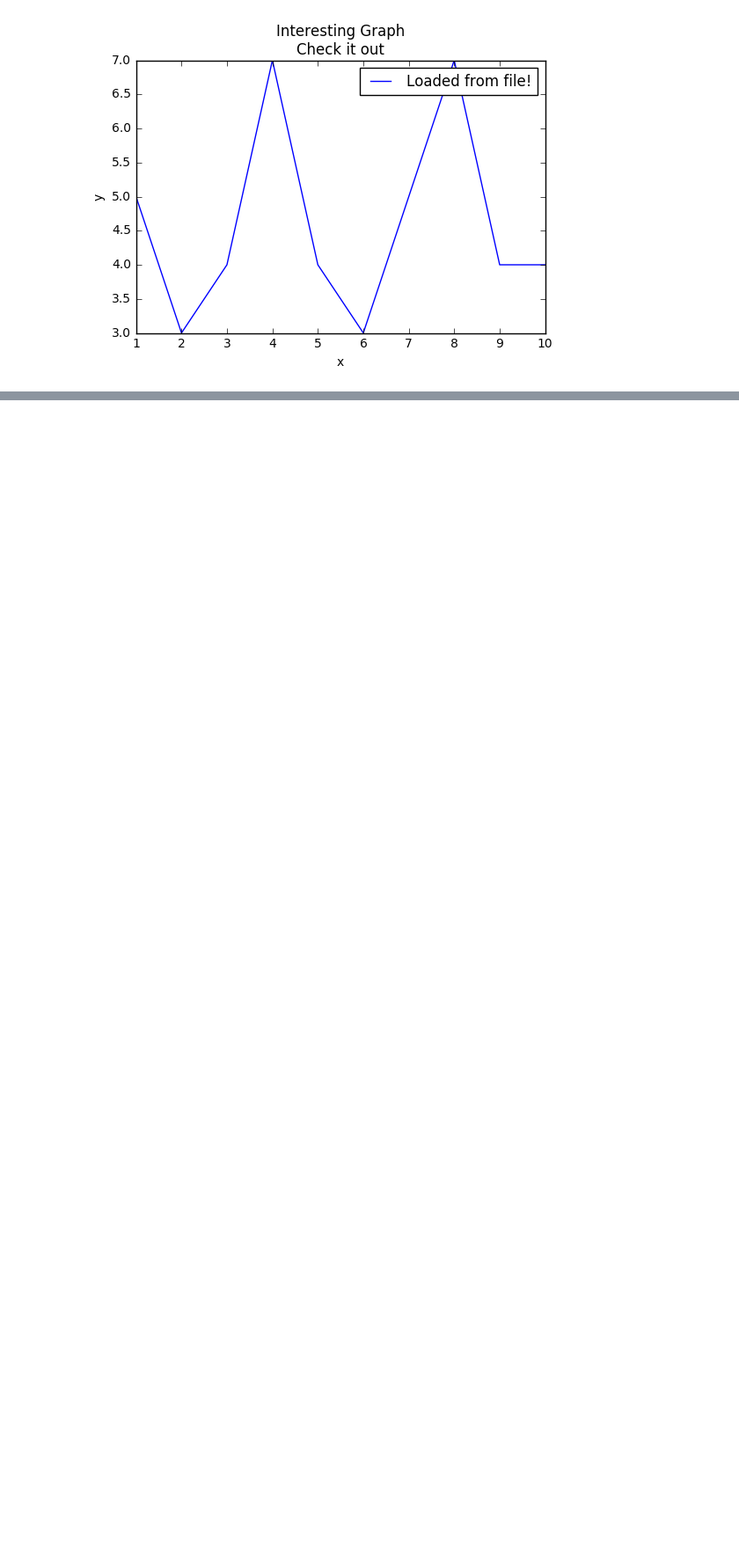
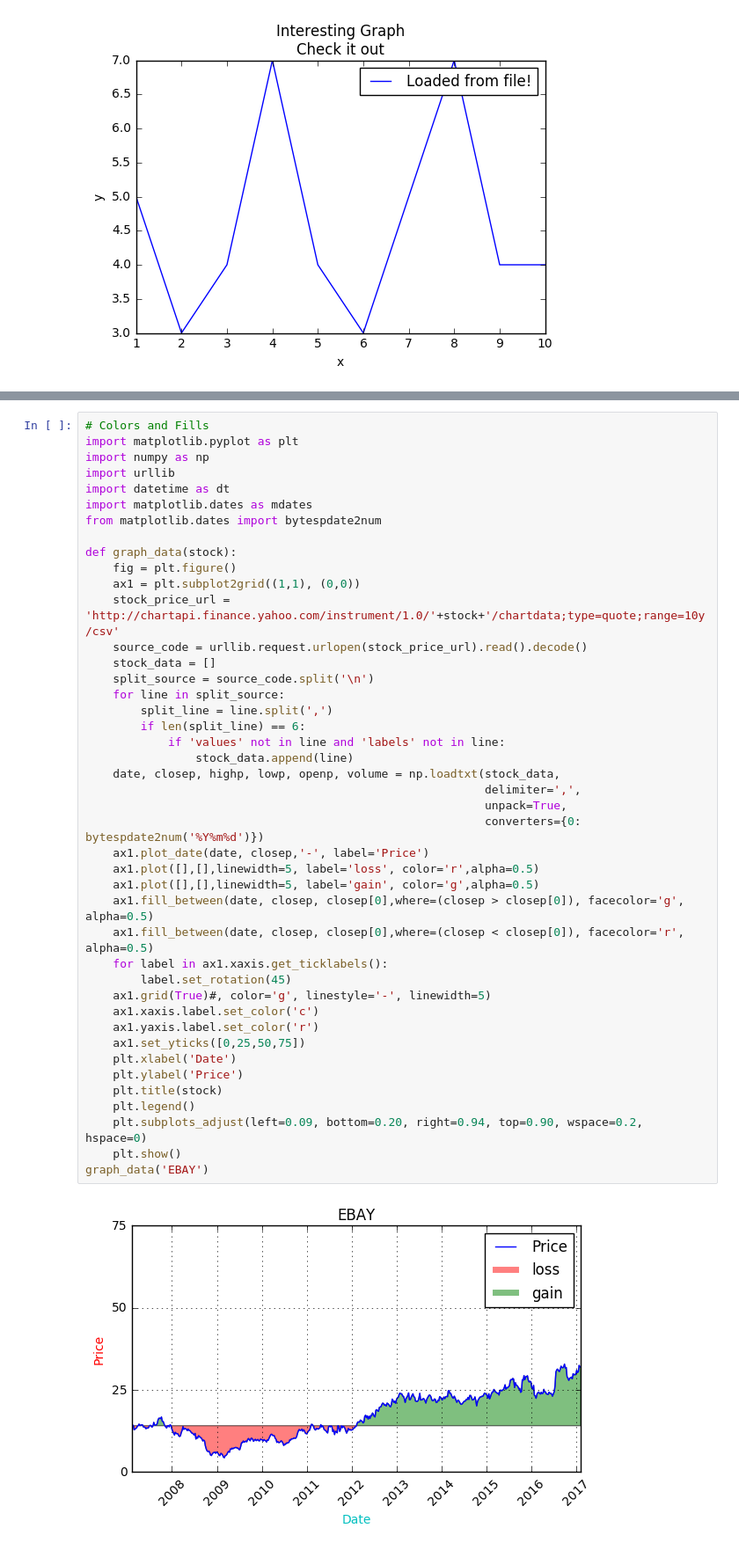
Before and after one commit to faameem/machine-learning, a Jupyter notebook: machine-learning-mastery/machine-learning-mastery-with-python-mini-course/02-get-around-in-python-numpy-matplotlib-and-pandas/matplotlib/python-programming-net/01-matplotlib.ipynb, the cells around one changed output, grey strips where cells are left out. Shown at 88% size. Drawn from its saved outputs; the diff is of its cells as text; blank space fills up the shorter version.

```diff
--- a/machine-learning-mastery/machine-learning-mastery-with-python-mini-course/02-get-around-in-python-numpy-matplotlib-and-pandas/matplotlib/python-programming-net/01-matplotlib.ipynb
+++ b/machine-learning-mastery/machine-learning-mastery-with-python-mini-course/02-get-around-in-python-numpy-matplotlib-and-pandas/matplotlib/python-programming-net/01-matplotlib.ipynb
@@ -128,0 +251,45 @@ plt.show()
+# %%
+# Colors and Fills
+import matplotlib.pyplot as plt
+import numpy as np
+import urllib
+import datetime as dt
+import matplotlib.dates as mdates
+from matplotlib.dates import bytespdate2num
+
+def graph_data(stock):
+    fig = plt.figure()
+    ax1 = plt.subplot2grid((1,1), (0,0))
+    stock_price_url = 'http://chartapi.finance.yahoo.com/instrument/1.0/'+stock+'/chartdata;type=quote;range=10y/csv'
+    source_code = urllib.request.urlopen(stock_price_url).read().decode()
+    stock_data = []
+    split_source = source_code.split('\n')
+    for line in split_source:
+        split_line = line.split(',')
+        if len(split_line) == 6:
+            if 'values' not in line and 'labels' not in line:
+                stock_data.append(line)
+    date, closep, highp, lowp, openp, volume = np.loadtxt(stock_data,
+                                                          delimiter=',',
+                                                          unpack=True,
+                                                          converters={0: bytespdate2num('%Y%m%d')})
+    ax1.plot_date(date, closep,'-', label='Price')
+    ax1.plot([],[],linewidth=5, label='loss', color='r',alpha=0.5)
+    ax1.plot([],[],linewidth=5, label='gain', color='g',alpha=0.5)
+    ax1.fill_between(date, closep, closep[0],where=(closep > closep[0]), facecolor='g', alpha=0.5)
+    ax1.fill_between(date, closep, closep[0],where=(closep < closep[0]), facecolor='r', alpha=0.5)
+    for label in ax1.xaxis.get_ticklabels():
+        label.set_rotation(45)
+    ax1.grid(True)#, color='g', linestyle='-', linewidth=5)
+    ax1.xaxis.label.set_color('c')
+    ax1.yaxis.label.set_color('r')
+    ax1.set_yticks([0,25,50,75])
+    plt.xlabel('Date')
+    plt.ylabel('Price')
+    plt.title(stock)
+    plt.legend()
+    plt.subplots_adjust(left=0.09, bottom=0.20, right=0.94, top=0.90, wspace=0.2, hspace=0)
+    plt.show()
+graph_data('EBAY')
+# %% [output]
+[figure, added]
```
Also changed, not shown: parts of 4 cells of this notebook, 1 other file.
